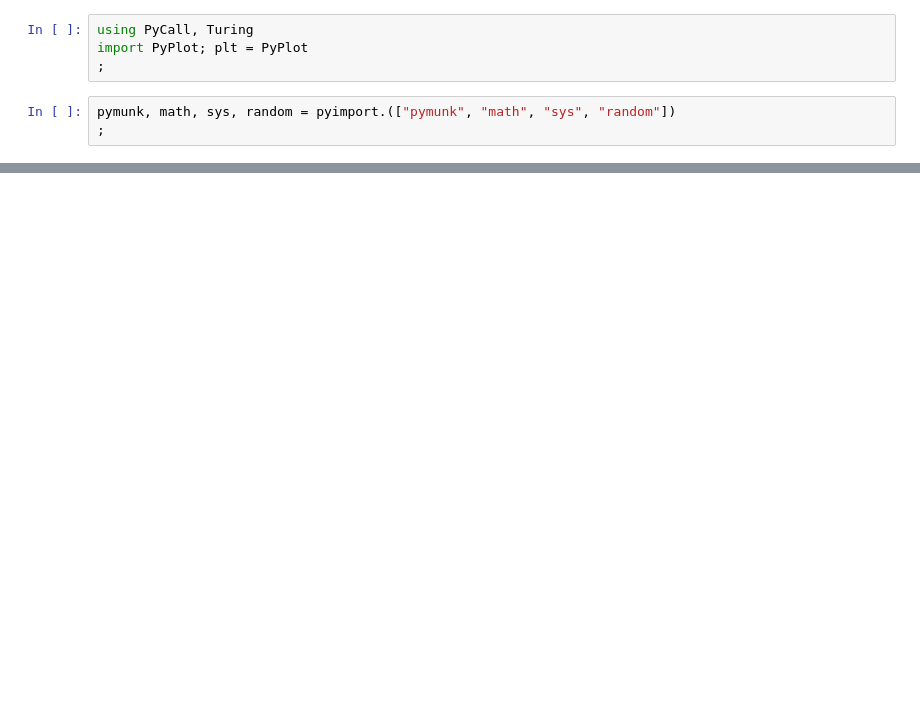
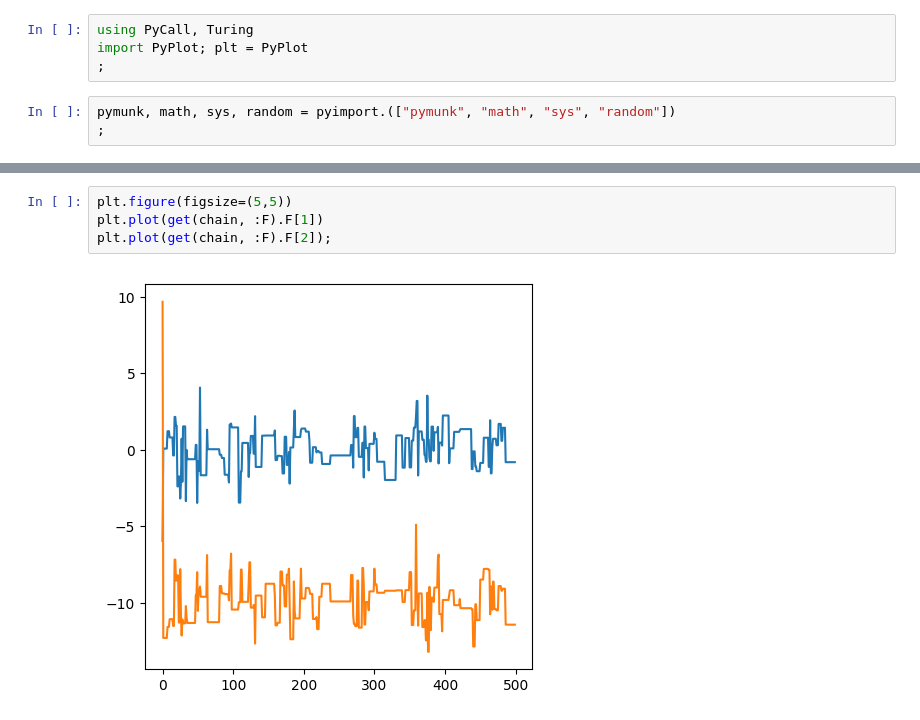
Before and after one commit to yding5/bnp2, a Jupyter notebook: notebooks/pymunk_force_model.ipynb, the cells around one changed output, grey strips where cells are left out. Drawn from its saved outputs; the diff is of its cells as text; blank space fills up the shorter version.

```diff
--- a/notebooks/pymunk_force_model.ipynb
+++ b/notebooks/pymunk_force_model.ipynb
@@ -97,0 +87,6 @@ parameters        = F[1], F[2]
+# %%
+plt.figure(figsize=(5,5))
+plt.plot(get(chain, :F).F[1])
+plt.plot(get(chain, :F).F[2]);
+# %% [output]
+[figure, added]
```
Also changed, not shown: parts of 4 cells of this notebook, 1 other file.
